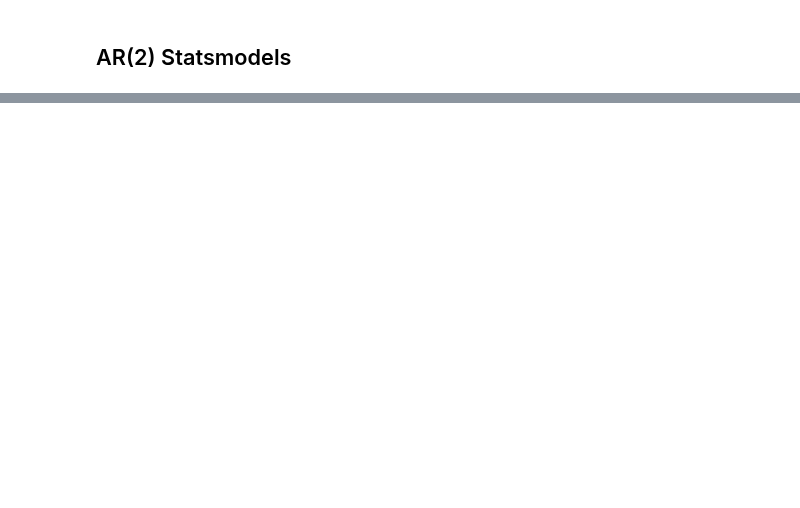
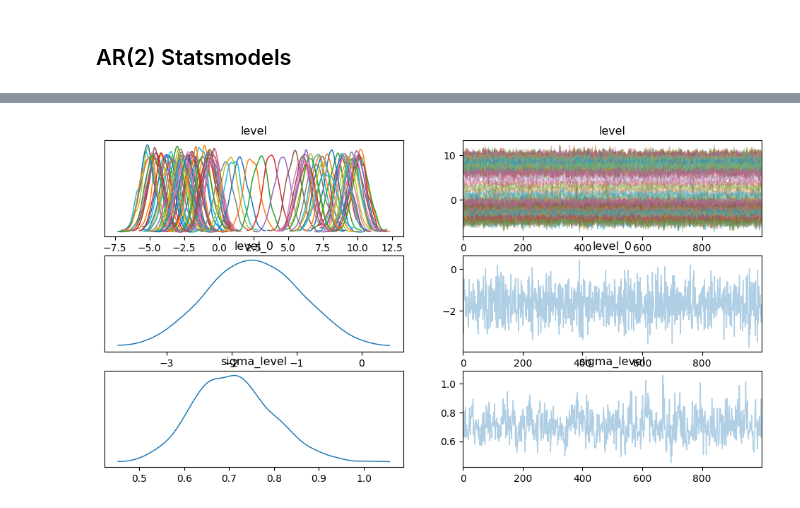
Before and after one commit to banditkings/learning-causal-impact, a Jupyter notebook: notebooks/0.1-numpyro_scan.ipynb, the cells around one changed output, grey strips where cells are left out. Saved outputs shown, nothing was run; the diff lists cells and outputs as text; code cells hidden in the pictures; blank space fills up the shorter version.

```diff
--- a/notebooks/0.1-numpyro_scan.ipynb
+++ b/notebooks/0.1-numpyro_scan.ipynb
@@ -194,0 +341,7 @@ No artists with labels found to put in legend.  Note that artists whose label st
+# %%
+# Inference
+kernel = NUTS(local_level)
+mcmc = MCMC(kernel, num_samples=1000, num_warmup=1000)
+mcmc.run(rng_key, y)
+
+mcmc.print_summary()
@@ -194,0 +366,5 @@ No artists with labels found to put in legend.  Note that artists whose label st
+# %%
+# useful plot
+az.plot_trace(mcmc, compact=True);
+# %% [output]
+[figure, added]
```
Also changed, not shown: parts of 28 cells of this notebook, 3 other files.
